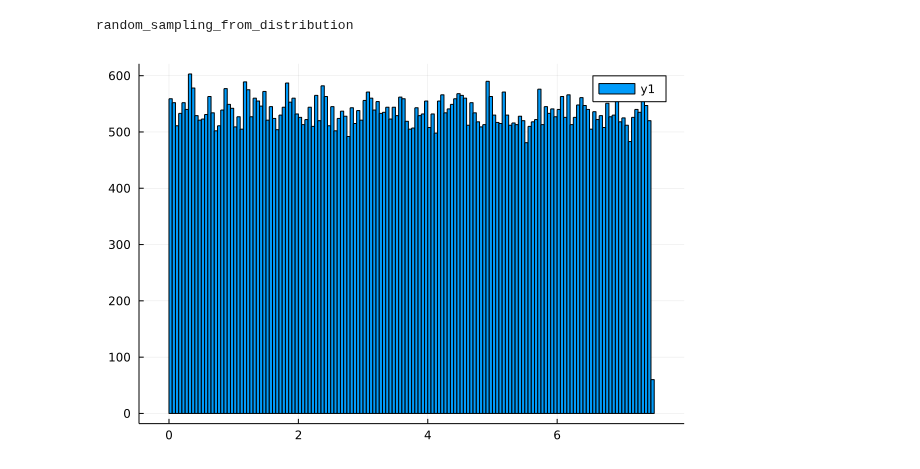
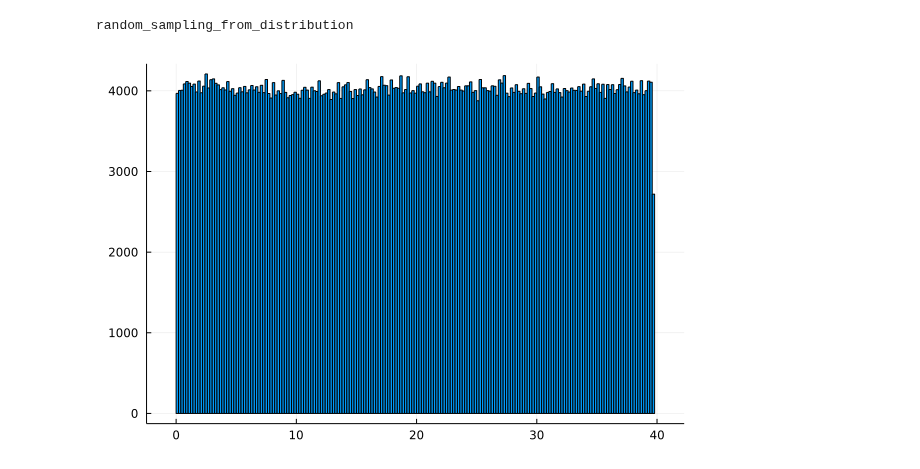
Before and after one commit to reula/PIC-1D, a Jupyter notebook: ini_dat.ipynb, the cells around one changed output. Cells and saved outputs as stored; diff of their text form; code cells hidden in the pictures.

```diff
--- a/ini_dat.ipynb
+++ b/ini_dat.ipynb
@@ -166,11 +162,11 @@ end
 # %% [output]
 random_sampling_from_distribution
 # %%
-N = 80_000
-#L= 39.738
-L = 7.455
+N = 800_000
+L= 39.738
+#L = 7.455
 
-m = 15 # 2, 12, 15, 19
+m = 2 # 2, 12, 15, 19
 k = 2π*m/L # this here is k, not \hat{k}
 α = 0.01 # 0.01
 θ = 0.001 # 0.001
@@ -193,13 +189,14 @@ for i in 1:N
 end
 # %%
 using GR
-histogram(r
+Plots.histogram(r
 #, bins=:scott
-, bins=200
+, bins = 200
 #, weights=repeat(1:80, outer=1000)
+,label = false
 )
 # %% [output]
-[figure, old version]
+[figure, new version]
 # %%
 vp = rand(Normal(0,sqrt(θ)),N);
 u = [r; vp];
```
Also changed, not shown: parts of 2 cells of this notebook, 19 other files.
